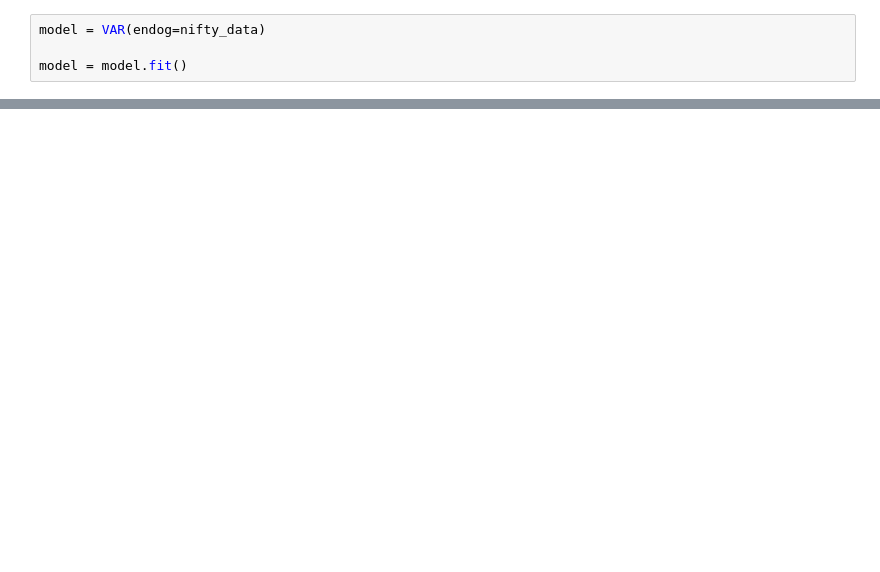
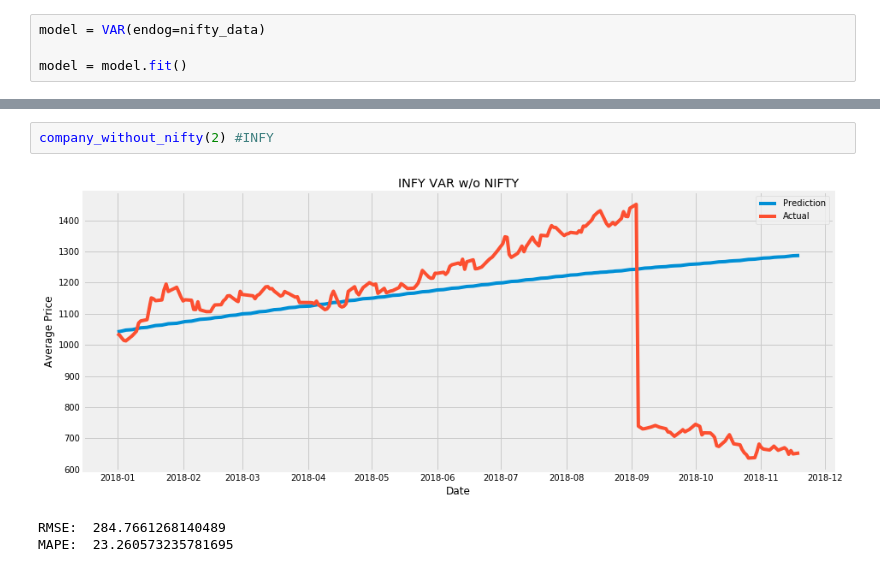
Before and after one commit to ReetBarik/Machine-Learning-Project, a Jupyter notebook: ipython notebooks/Multivariate-VAR.ipynb, the cells around one changed output, grey strips where cells are left out. Saved outputs shown, nothing was run; the diff lists cells and outputs as text; blank space fills up the shorter version.

```diff
--- a/ipython notebooks/Multivariate-VAR.ipynb
+++ b/ipython notebooks/Multivariate-VAR.ipynb
@@ -152,0 +154,6 @@ MAPE:  4.728004505805799
+# %%
+company_without_nifty(2) #INFY
+# %% [output]
+[figure, added]
+RMSE:  284.7661268140489
+MAPE:  23.260573235781695
```
Also changed, not shown: parts of 32 cells of this notebook, 1 other file.
